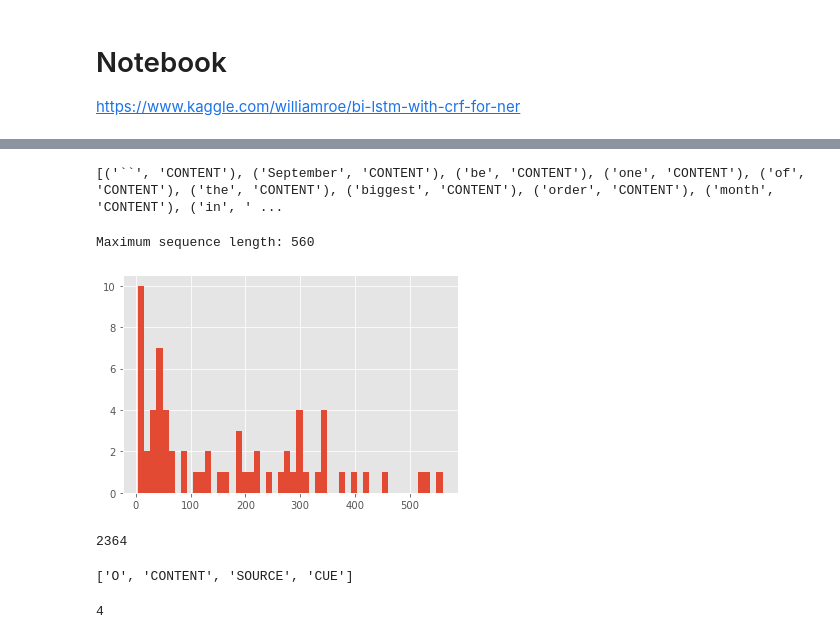
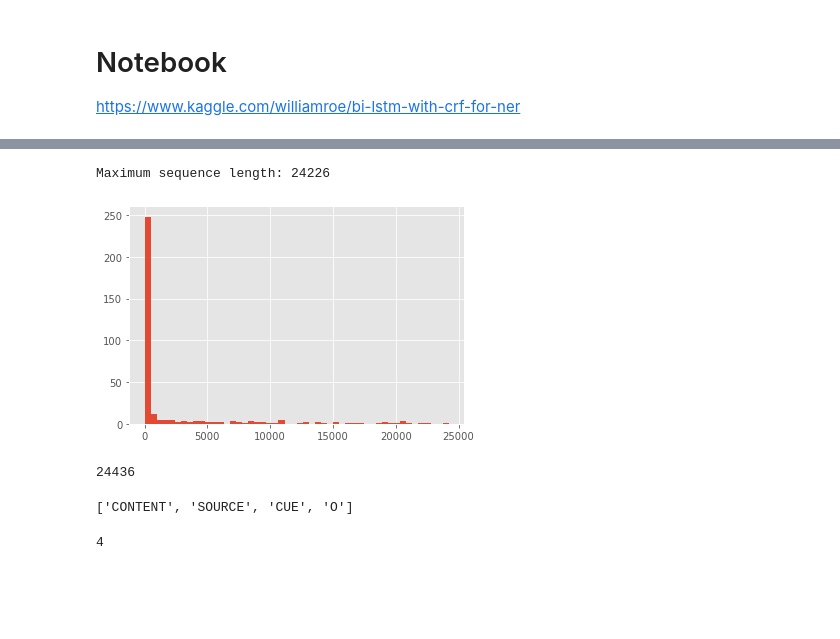
Before and after one commit to xixiwangvu2021/NLPtech_attribution_system, a Jupyter notebook: notebooks/PARC LSTM-CRF-Kaggle-LSTM-AWS.ipynb, the cells around one changed output, grey strips where cells are left out. Drawn from its saved outputs; the diff is of its cells as text; code cells hidden in the pictures; blank space fills up the shorter version.

```diff
--- a/notebooks/PARC LSTM-CRF-Kaggle-LSTM-AWS.ipynb
+++ b/notebooks/PARC LSTM-CRF-Kaggle-LSTM-AWS.ipynb
@@ -101,2 +54,6 @@ Note: you may need to restart the kernel to use updated packages.
 # %%
-filepath = 's3://sagemaker-studio-528576943967-ssf9zkrg3os/parc30-conll/prepared/'
+import numpy as np
+import pandas as pd
+import s3fs
+
+filepath = 's3://sagemaker-studio-528576943967-ssf9zkrg3os/polnear-conll/prepared/'
@@ -113,0 +60,3 @@ df.head(20)
+# %%
+train_filename = 'polnear_preprocessed_train_noBIO.tsv'
+df_train = pd.read_csv(filepath + train_filename, sep="\t")
@@ -158,4 +148,6 @@ sentences = getter.sentences
-# %%
-print(sentences[10])
-# %% [output]
-[('``', 'CONTENT'), ('September', 'CONTENT'), ('be', 'CONTENT'), ('one', 'CONTENT'), ('of', 'CONTENT'), ('the', 'CONTENT'), ('biggest', 'CONTENT'), ('order', 'CONTENT'), ('month', 'CONTENT'), ('in', ' ...
+# %%
+getter_train = SentenceGetter(df_train)
+getter_test = SentenceGetter(df_test)
+# %%
+sentences_train = getter_train.sentences
+sentences_test = getter_test.sentences
@@ -162,16 +160,16 @@ print(sentences[10])
 # %%
-maxlen = max([len(s) for s in sentences])
+maxlen = max([len(s) for s in sentences_train])
 print ('Maximum sequence length:', maxlen)
 # %% [output]
-Maximum sequence length: 560
+Maximum sequence length: 24226
 # %%
 # Check how long sentences are so that we can pad them
 import matplotlib.pyplot as plt
 %matplotlib inline
 plt.style.use("ggplot")
 # %%
-plt.hist([len(s) for s in sentences], bins=50)
+plt.hist([len(s) for s in sentences_train], bins=50)
 plt.show()
 # %% [output]
-[figure, old version]
+[figure, new version]
 # %%
@@ -180,20 +181,20 @@ words.append("ENDPAD")
 # %%
-n_words = len(words)
+n_words = len(words_train)
 n_words
 # %% [output]
-2364
+24436
 # %%
 from math import nan
 
 tags = []
-for tag in set(dataset["tag"].values):
+for tag in set(df_train["tag"].values):
     if tag is nan or isinstance(tag, float):
         tags.append('unk')
     else:
         tags.append(tag)
 print(tags)
 # %% [output]
-['O', 'CONTENT', 'SOURCE', 'CUE']
+['CONTENT', 'SOURCE', 'CUE', 'O']
 # %%
 n_tags = len(tags); n_tags
 # %% [output]
```
Also changed, not shown: parts of 39 cells of this notebook.
